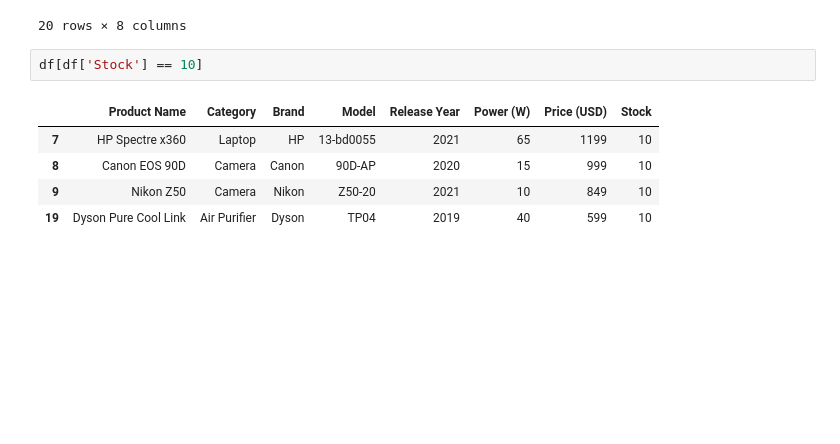
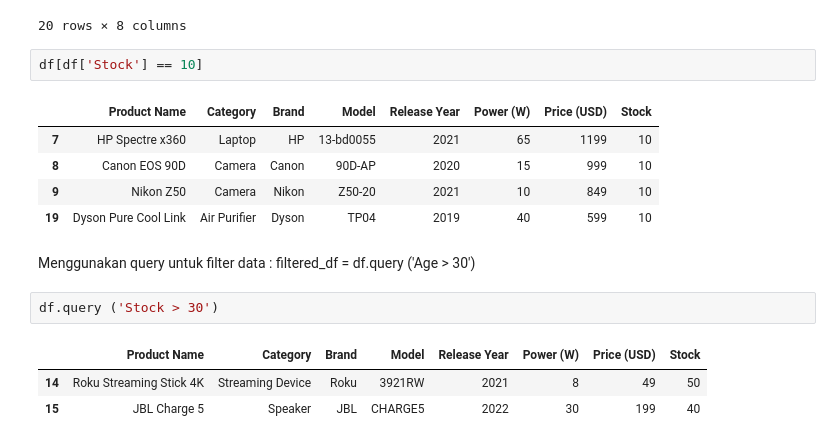
Before and after one commit to Dontbecode/-Bootcamp-Data-Analyst-, a Jupyter notebook: Pandas.ipynb, the cells around one changed output. Drawn from its saved outputs; the diff is of its cells as text; blank space fills up the shorter version.

Commit message:
Sampai Filter dan Query Data

```diff
--- a/Pandas.ipynb
+++ b/Pandas.ipynb
@@ -632,3 +632,12 @@ df[df['Stock'] == 10]
 | 8 | Canon EOS 90D | Camera | Canon | 90D-AP | 2020 | 15 | 999 | 10 |
 | 9 | Nikon Z50 | Camera | Nikon | Z50-20 | 2021 | 10 | 849 | 10 |
 | 19 | Dyson Pure Cool Link | Air Purifier | Dyson | TP04 | 2019 | 40 | 599 | 10 |
+# %% [markdown]
+Menggunakan query untuk filter data :
+filtered_df = df.query ('Age > 30')
+# %%
+df.query ('Stock > 30')
+# %% [output]
+|  | Product Name | Category | Brand | Model | Release Year | Power (W) | Price (USD) | Stock |
+| 14 | Roku Streaming Stick 4K | Streaming Device | Roku | 3921RW | 2021 | 8 | 49 | 50 |
+| 15 | JBL Charge 5 | Speaker | JBL | CHARGE5 | 2022 | 30 | 199 | 40 |
```
